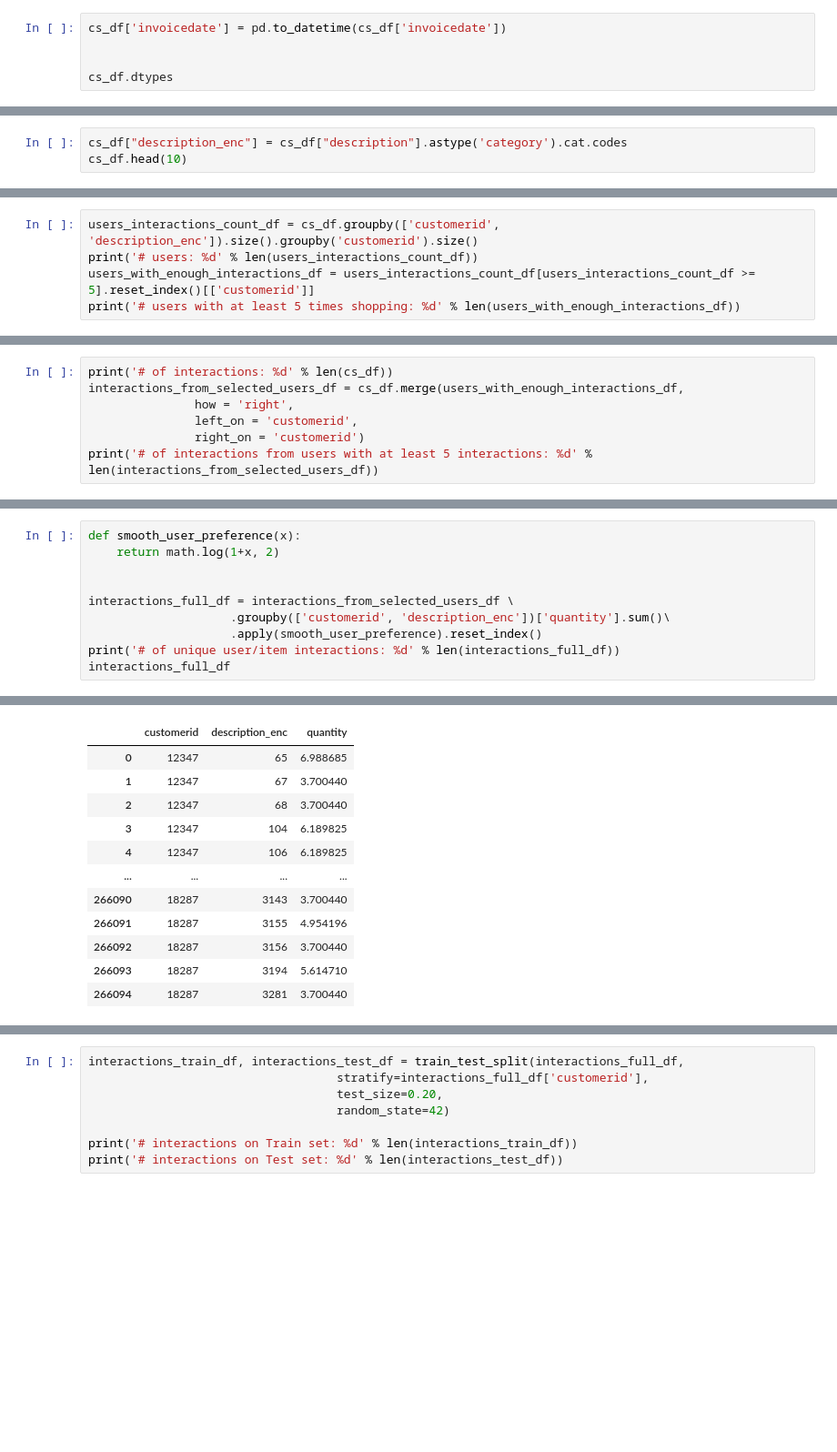
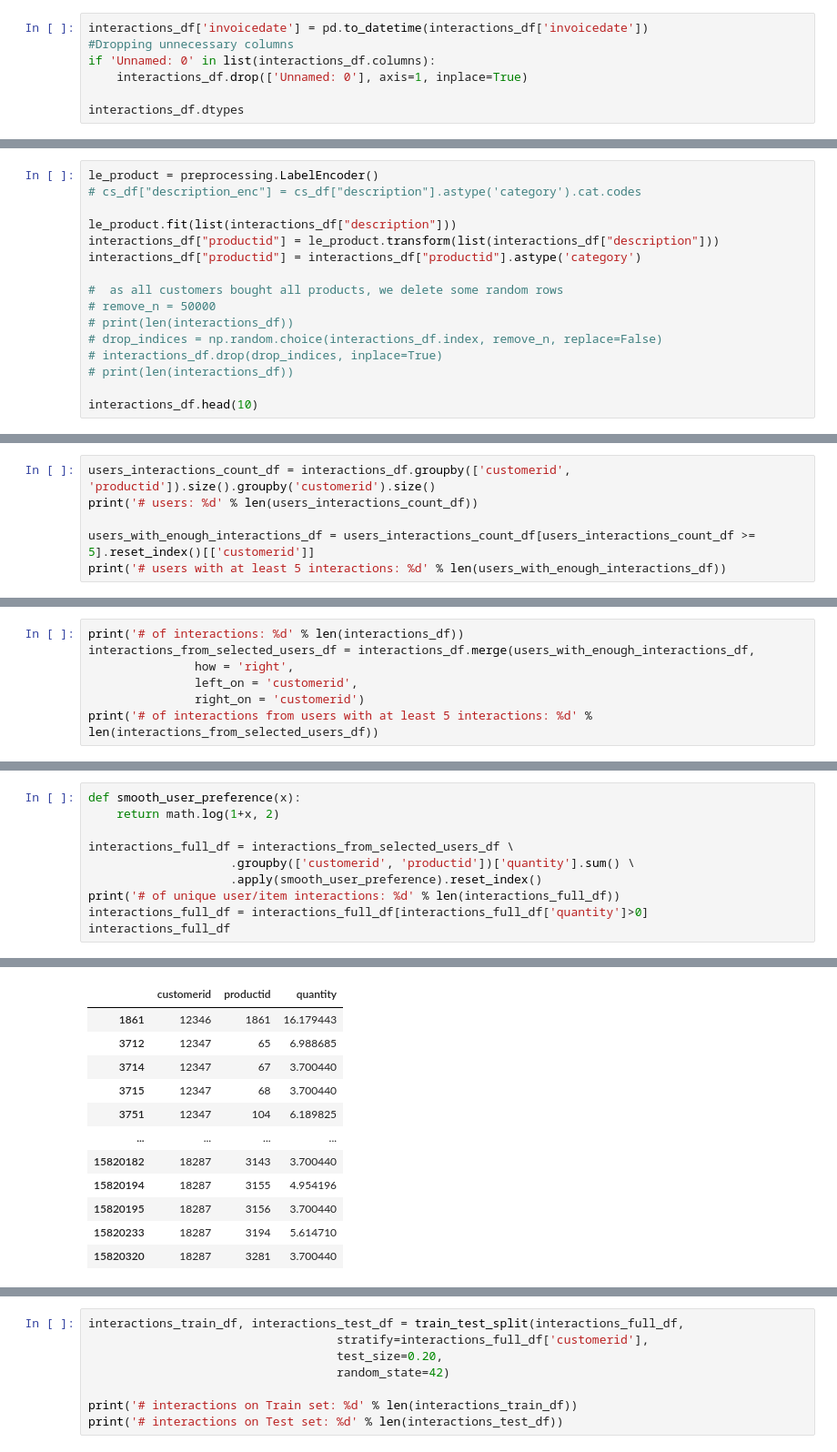
Before and after one commit to Aukerul-Shuvo/DAAS_Retail, a Jupyter notebook: notebook/Recommender System.ipynb, the cells around one changed output, grey strips where cells are left out. Shown at 91% size. Cells and saved outputs as stored; diff of their text form; blank space fills up the shorter version.

```diff
--- a/notebook/Recommender System.ipynb
+++ b/notebook/Recommender System.ipynb
@@ -18,6 +19,8 @@ cs_df = pd.read_csv('../data/cleaned_online_retail.csv')
 # %%
-cs_df['invoicedate'] = pd.to_datetime(cs_df['invoicedate'])
+interactions_df['invoicedate'] = pd.to_datetime(interactions_df['invoicedate'])
+#Dropping unnecessary columns
+if 'Unnamed: 0' in list(interactions_df.columns):
+    interactions_df.drop(['Unnamed: 0'], axis=1, inplace=True)
 
-
-cs_df.dtypes
+interactions_df.dtypes
 # %% [output]
@@ -33,6 +35,19 @@ country                object
 amount                float64
 dtype: object
 # %%
-cs_df["description_enc"] = cs_df["description"].astype('category').cat.codes
-cs_df.head(10)
+le_product = preprocessing.LabelEncoder()
+# cs_df["description_enc"] = cs_df["description"].astype('category').cat.codes
+
+le_product.fit(list(interactions_df["description"]))
+interactions_df["productid"] = le_product.transform(list(interactions_df["description"]))
+interactions_df["productid"] = interactions_df["productid"].astype('category')
+
+#  as all customers bought all products, we delete some random rows
+# remove_n = 50000
+# print(len(interactions_df))
+# drop_indices = np.random.choice(interactions_df.index, remove_n, replace=False)
+# interactions_df.drop(drop_indices, inplace=True)
+# print(len(interactions_df))
+
+interactions_df.head(10)
 # %% [output]
@@ -50,7 +121,8 @@ cs_df.head(10)
 # %%
-users_interactions_count_df = cs_df.groupby(['customerid', 'description_enc']).size().groupby('customerid').size()
+users_interactions_count_df = interactions_df.groupby(['customerid', 'productid']).size().groupby('customerid').size()
 print('# users: %d' % len(users_interactions_count_df))
+
 users_with_enough_interactions_df = users_interactions_count_df[users_interactions_count_df >= 5].reset_index()[['customerid']]
-print('# users with at least 5 times shopping: %d' % len(users_with_enough_interactions_df))
+print('# users with at least 5 interactions: %d' % len(users_with_enough_interactions_df))
 # %% [output]
 # users: 4338
@@ -58,6 +148,6 @@ print('# users with at least 5 times shopping: %d' % len(users_with_enough_inter
 # %%
-print('# of interactions: %d' % len(cs_df))
-interactions_from_selected_users_df = cs_df.merge(users_with_enough_interactions_df,
+print('# of interactions: %d' % len(interactions_df))
+interactions_from_selected_users_df = interactions_df.merge(users_with_enough_interactions_df,
                how = 'right',
                left_on = 'customerid',
                right_on = 'customerid')
@@ -84,10 +168,10 @@ dtype: object
 def smooth_user_preference(x):
     return math.log(1+x, 2)
 
-
 interactions_full_df = interactions_from_selected_users_df \
-                    .groupby(['customerid', 'description_enc'])['quantity'].sum()\
+                    .groupby(['customerid', 'productid'])['quantity'].sum() \
                     .apply(smooth_user_preference).reset_index()
 print('# of unique user/item interactions: %d' % len(interactions_full_df))
+interactions_full_df = interactions_full_df[interactions_full_df['quantity']>0]
 interactions_full_df
 # %% [output]
@@ -95,12 +179,12 @@ interactions_full_df
-|  | customerid | description_enc | quantity |
-| 0 | 12347 | 65 | 6.988685 |
-| 1 | 12347 | 67 | 3.700440 |
-| 2 | 12347 | 68 | 3.700440 |
-| 3 | 12347 | 104 | 6.189825 |
-| 4 | 12347 | 106 | 6.189825 |
+|  | customerid | productid | quantity |
+| 1861 | 12346 | 1861 | 16.179443 |
+| 3712 | 12347 | 65 | 6.988685 |
+| 3714 | 12347 | 67 | 3.700440 |
+| 3715 | 12347 | 68 | 3.700440 |
+| 3751 | 12347 | 104 | 6.189825 |
 | ... | ... | ... | ... |
-| 266090 | 18287 | 3143 | 3.700440 |
-| 266091 | 18287 | 3155 | 4.954196 |
-| 266092 | 18287 | 3156 | 3.700440 |
-| 266093 | 18287 | 3194 | 5.614710 |
-| 266094 | 18287 | 3281 | 3.700440 |
+| 15820182 | 18287 | 3143 | 3.700440 |
+| 15820194 | 18287 | 3155 | 4.954196 |
+| 15820195 | 18287 | 3156 | 3.700440 |
+| 15820233 | 18287 | 3194 | 5.614710 |
+| 15820320 | 18287 | 3281 | 3.700440 |
```
Also changed, not shown: parts of 40 cells of this notebook, 1 other file.
